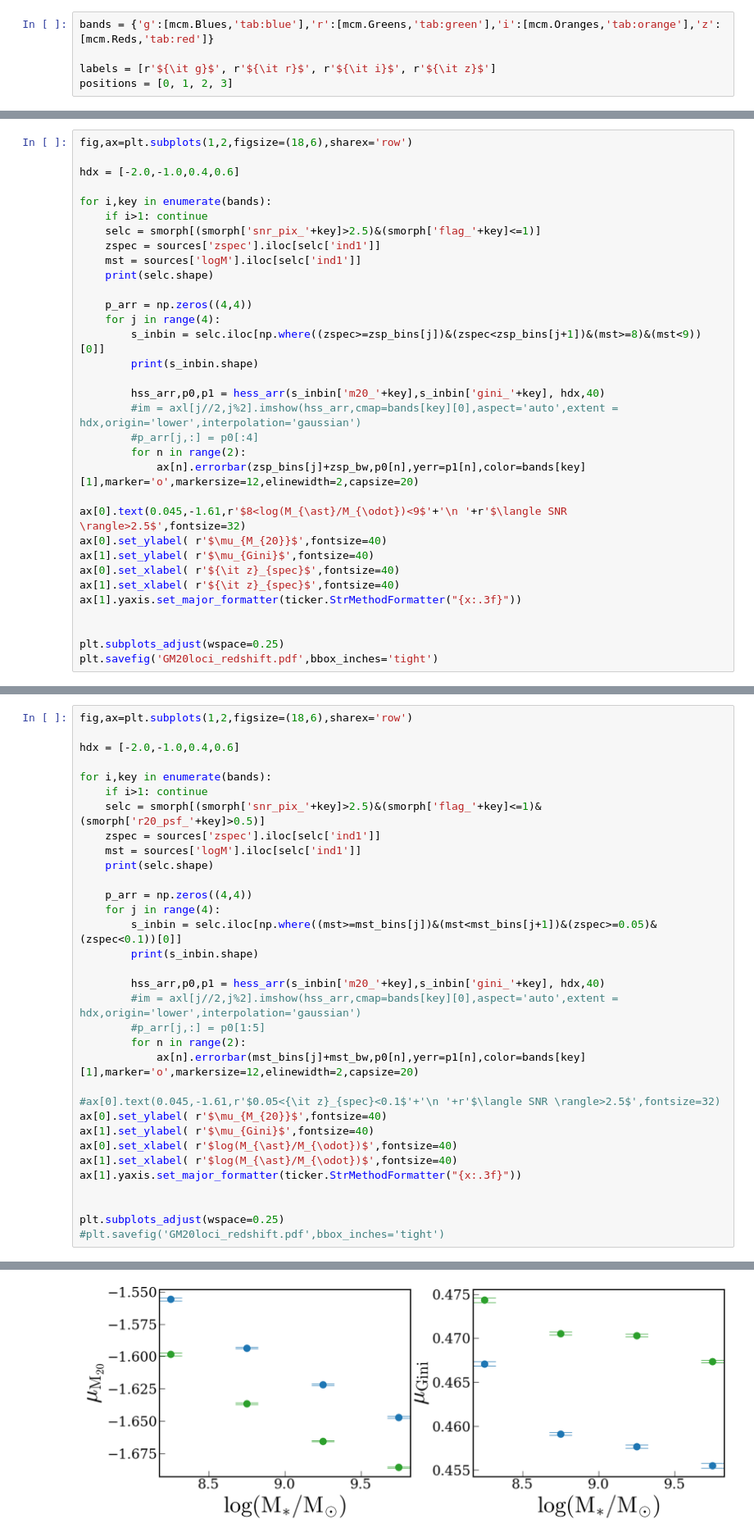
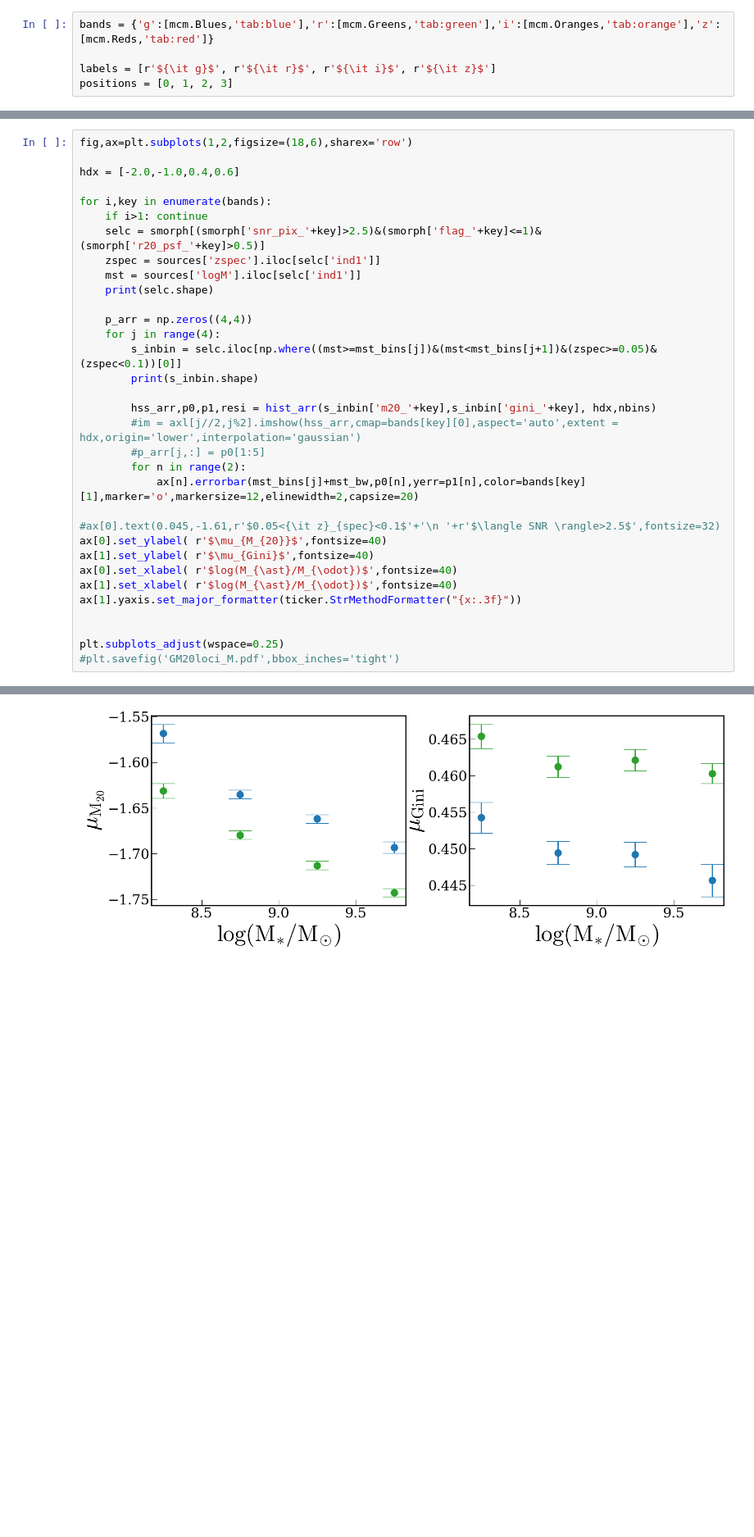
Before and after one commit to joy-228/morphy, a Jupyter notebook: 2Ddistributions.ipynb, the cells around one changed output, grey strips where cells are left out. Shown at 82% size. Cells and saved outputs as stored; diff of their text form; blank space fills up the shorter version.

```diff
--- a/2Ddistributions.ipynb
+++ b/2Ddistributions.ipynb
@@ -188,33 +311,0 @@ gr_bw = 0.5*(gr_bins[1]-gr_bins[0])
-# %%
-fig,ax=plt.subplots(1,2,figsize=(18,6),sharex='row')
-
-hdx = [-2.0,-1.0,0.4,0.6]
-
-for i,key in enumerate(bands):
-    if i>1: continue
-    selc = smorph[(smorph['snr_pix_'+key]>2.5)&(smorph['flag_'+key]<=1)]
-    zspec = sources['zspec'].iloc[selc['ind1']]
-    mst = sources['logM'].iloc[selc['ind1']]
-    print(selc.shape)
-
-    p_arr = np.zeros((4,4))
-    for j in range(4):
-        s_inbin = selc.iloc[np.where((zspec>=zsp_bins[j])&(zspec<zsp_bins[j+1])&(mst>=8)&(mst<9))[0]]
-        print(s_inbin.shape)
-
-        hss_arr,p0,p1 = hess_arr(s_inbin['m20_'+key],s_inbin['gini_'+key], hdx,40)
-        #im = axl[j//2,j%2].imshow(hss_arr,cmap=bands[key][0],aspect='auto',extent = hdx,origin='lower',interpolation='gaussian')
-        #p_arr[j,:] = p0[:4]
-        for n in range(2):
-            ax[n].errorbar(zsp_bins[j]+zsp_bw,p0[n],yerr=p1[n],color=bands[key][1],marker='o',markersize=12,elinewidth=2,capsize=20)
-
-ax[0].text(0.045,-1.61,r'$8<log(M_{\ast}/M_{\odot})<9$'+'\n '+r'$\langle SNR \rangle>2.5$',fontsize=32)
-ax[0].set_ylabel( r'$\mu_{M_{20}}$',fontsize=40)
-ax[1].set_ylabel( r'$\mu_{Gini}$',fontsize=40)
-ax[0].set_xlabel( r'${\it z}_{spec}$',fontsize=40)
-ax[1].set_xlabel( r'${\it z}_{spec}$',fontsize=40)
-ax[1].yaxis.set_major_formatter(ticker.StrMethodFormatter("{x:.3f}"))
-
-
-plt.subplots_adjust(wspace=0.25)
-plt.savefig('GM20loci_redshift.pdf',bbox_inches='tight')
@@ -245,33 +324,33 @@ for i,key in enumerate(bands):
     p_arr = np.zeros((4,4))
     for j in range(4):
         s_inbin = selc.iloc[np.where((mst>=mst_bins[j])&(mst<mst_bins[j+1])&(zspec>=0.05)&(zspec<0.1))[0]]
         print(s_inbin.shape)
 
-        hss_arr,p0,p1 = hess_arr(s_inbin['m20_'+key],s_inbin['gini_'+key], hdx,40)
+        hss_arr,p0,p1,resi = hist_arr(s_inbin['m20_'+key],s_inbin['gini_'+key], hdx,nbins)
         #im = axl[j//2,j%2].imshow(hss_arr,cmap=bands[key][0],aspect='auto',extent = hdx,origin='lower',interpolation='gaussian')
         #p_arr[j,:] = p0[1:5]
         for n in range(2):
             ax[n].errorbar(mst_bins[j]+mst_bw,p0[n],yerr=p1[n],color=bands[key][1],marker='o',markersize=12,elinewidth=2,capsize=20)
 
 #ax[0].text(0.045,-1.61,r'$0.05<{\it z}_{spec}<0.1$'+'\n '+r'$\langle SNR \rangle>2.5$',fontsize=32)
 ax[0].set_ylabel( r'$\mu_{M_{20}}$',fontsize=40)
 ax[1].set_ylabel( r'$\mu_{Gini}$',fontsize=40)
 ax[0].set_xlabel( r'$log(M_{\ast}/M_{\odot})$',fontsize=40)
 ax[1].set_xlabel( r'$log(M_{\ast}/M_{\odot})$',fontsize=40)
 ax[1].yaxis.set_major_formatter(ticker.StrMethodFormatter("{x:.3f}"))
 
 
 plt.subplots_adjust(wspace=0.25)
-#plt.savefig('GM20loci_redshift.pdf',bbox_inches='tight')
+#plt.savefig('GM20loci_M.pdf',bbox_inches='tight')
 # %% [output]
 (3698, 78)
 (209, 78)
 (1066, 78)
 (1209, 78)
 (276, 78)
 (3947, 78)
 (238, 78)
 (1154, 78)
 (1285, 78)
 (287, 78)
-[figure, old version]
+[figure, new version]
```
Also changed, not shown: parts of 17 cells of this notebook, 8 other files.
